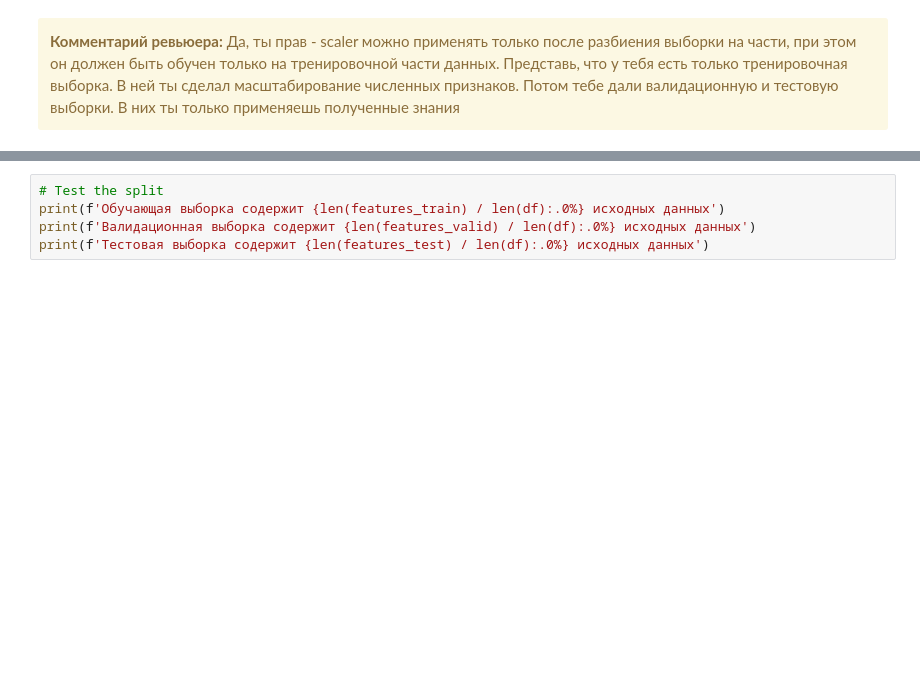
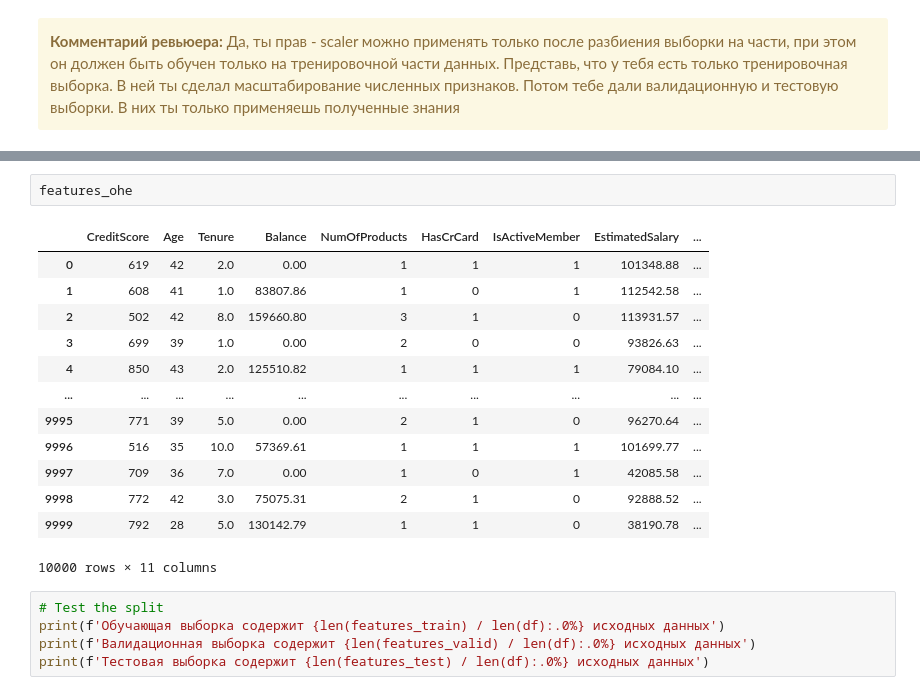
Before and after one commit to mbelveder/praktikum, a Jupyter notebook: 7_beta_bank/beta_bank_reply_2.ipynb, the cells around one changed output, grey strips where cells are left out. Drawn from its saved outputs; the diff is of its cells as text; blank space fills up the shorter version.

```diff
--- a/7_beta_bank/beta_bank_reply_2.ipynb
+++ b/7_beta_bank/beta_bank_reply_2.ipynb
@@ -235,3 +240,19 @@ See the caveats in the documentation: https://pandas.pydata.org/pandas-docs/stab
+# %%
+features_ohe
+# %% [output]
+|  | CreditScore | Age | Tenure | Balance | NumOfProducts | HasCrCard | IsActiveMember | EstimatedSalary | ... |
+| 0 | 619 | 42 | 2.0 | 0.00 | 1 | 1 | 1 | 101348.88 | ... |
+| 1 | 608 | 41 | 1.0 | 83807.86 | 1 | 0 | 1 | 112542.58 | ... |
+| 2 | 502 | 42 | 8.0 | 159660.80 | 3 | 1 | 0 | 113931.57 | ... |
+| 3 | 699 | 39 | 1.0 | 0.00 | 2 | 0 | 0 | 93826.63 | ... |
+| 4 | 850 | 43 | 2.0 | 125510.82 | 1 | 1 | 1 | 79084.10 | ... |
+| ... | ... | ... | ... | ... | ... | ... | ... | ... | ... |
+| 9995 | 771 | 39 | 5.0 | 0.00 | 2 | 1 | 0 | 96270.64 | ... |
+| 9996 | 516 | 35 | 10.0 | 57369.61 | 1 | 1 | 1 | 101699.77 | ... |
+| 9997 | 709 | 36 | 7.0 | 0.00 | 1 | 0 | 1 | 42085.58 | ... |
+| 9998 | 772 | 42 | 3.0 | 75075.31 | 2 | 1 | 0 | 92888.52 | ... |
+| 9999 | 792 | 28 | 5.0 | 130142.79 | 1 | 1 | 0 | 38190.78 | ... |
+10000 rows × 11 columns
 # %%
 # Test the split
 print(f'Обучающая выборка содержит {len(features_train) / len(df):.0%} исходных данных')
```
Also changed, not shown: parts of 2 cells of this notebook, 4 other files.
